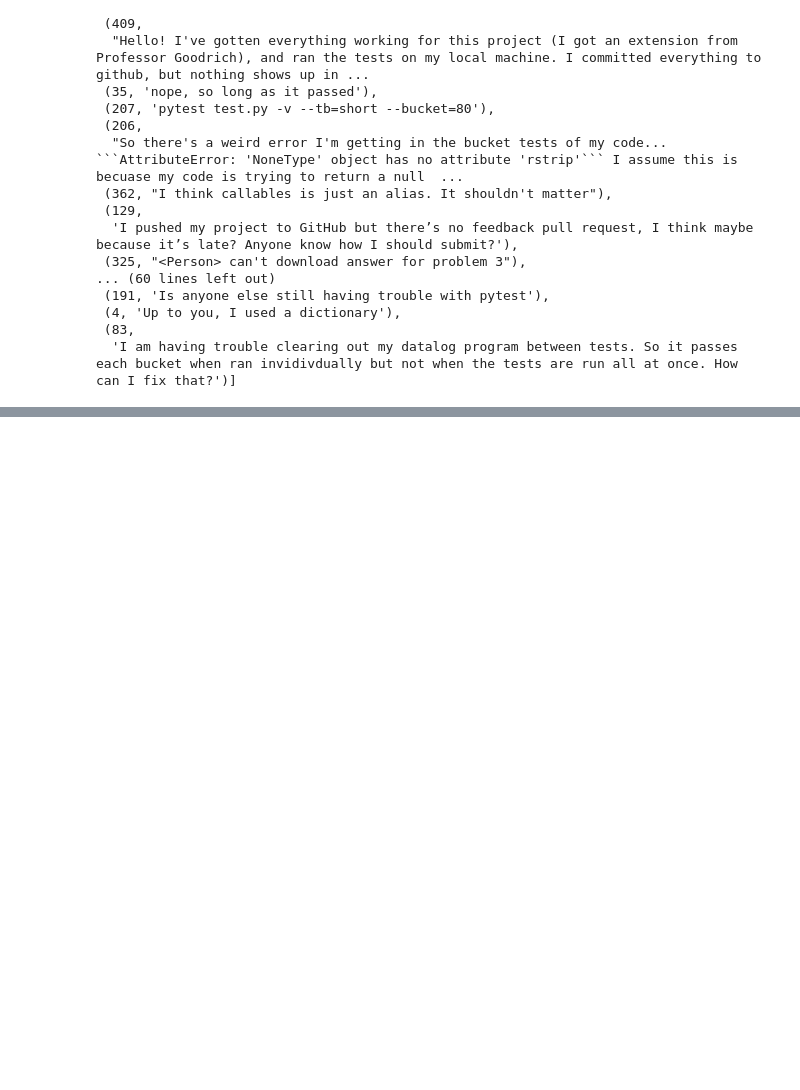
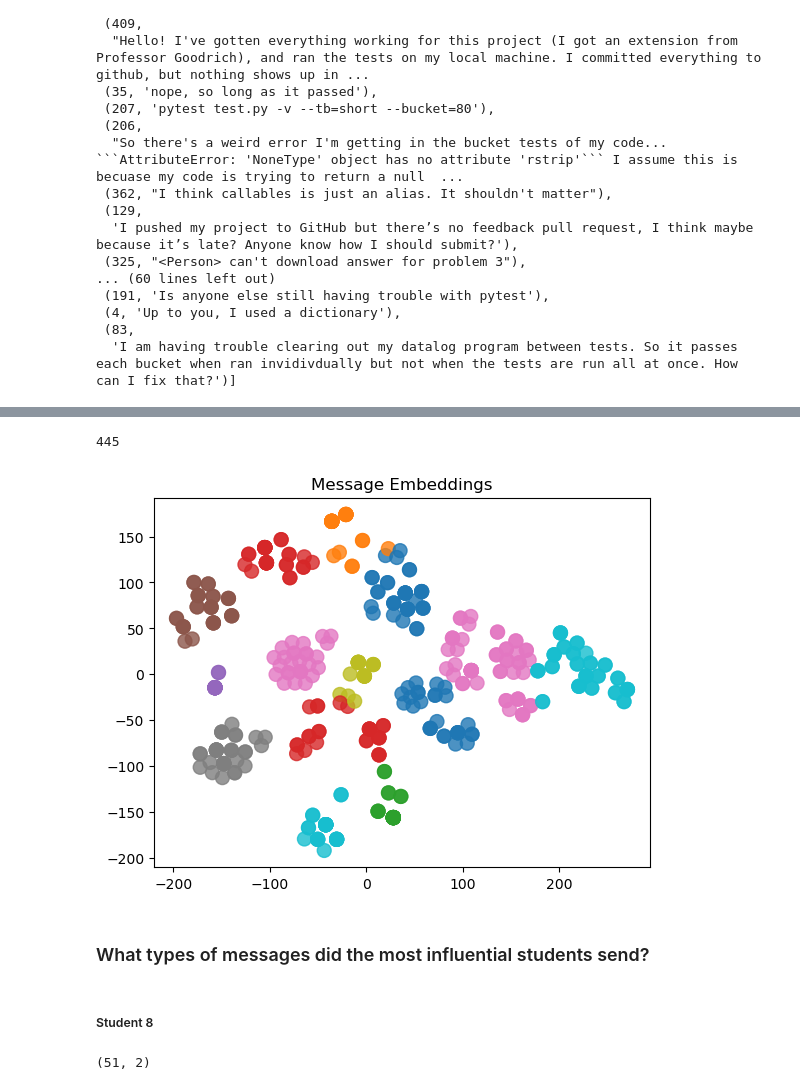
Before and after one commit to ethanp55/network_science, a Jupyter notebook: final_project_with_messages.ipynb, the cells around one changed output, grey strips where cells are left out. Cells and saved outputs as stored; diff of their text form; code cells hidden in the pictures; blank space fills up the shorter version.

```diff
--- a/final_project_with_messages.ipynb
+++ b/final_project_with_messages.ipynb
@@ -724,0 +842,22 @@ hand_labels = {240: 0, 409: 4, 35: 1, 207: 2, 206: 3, 362: 1, 129: 7, 325: 4, 29
+# %%
+kmeans = get_clusters(compressed_embeddings, num_clusters=k)
+show_message_embeddings_communities(compressed_embeddings, kmeans, n_clusters=k)
+# %% [output]
+445
+[figure, added]
+# %% [markdown]
+### What types of messages did the most influential students send?
+# %% [markdown]
+##### Student 8
+# %%
+student_node = 8
+student_message_indices = []
+
+for node, attrs in message_interactions_handler.getGraph().nodes(data=True):
+    if attrs['sender'] == student_node:
+        student_message_indices.append(node)
+
+student_message_embeddings = compressed_embeddings[student_message_indices]
+student_message_embeddings.shape
+# %% [output]
+(51, 2)
```
Also changed, not shown: parts of 57 cells of this notebook.
